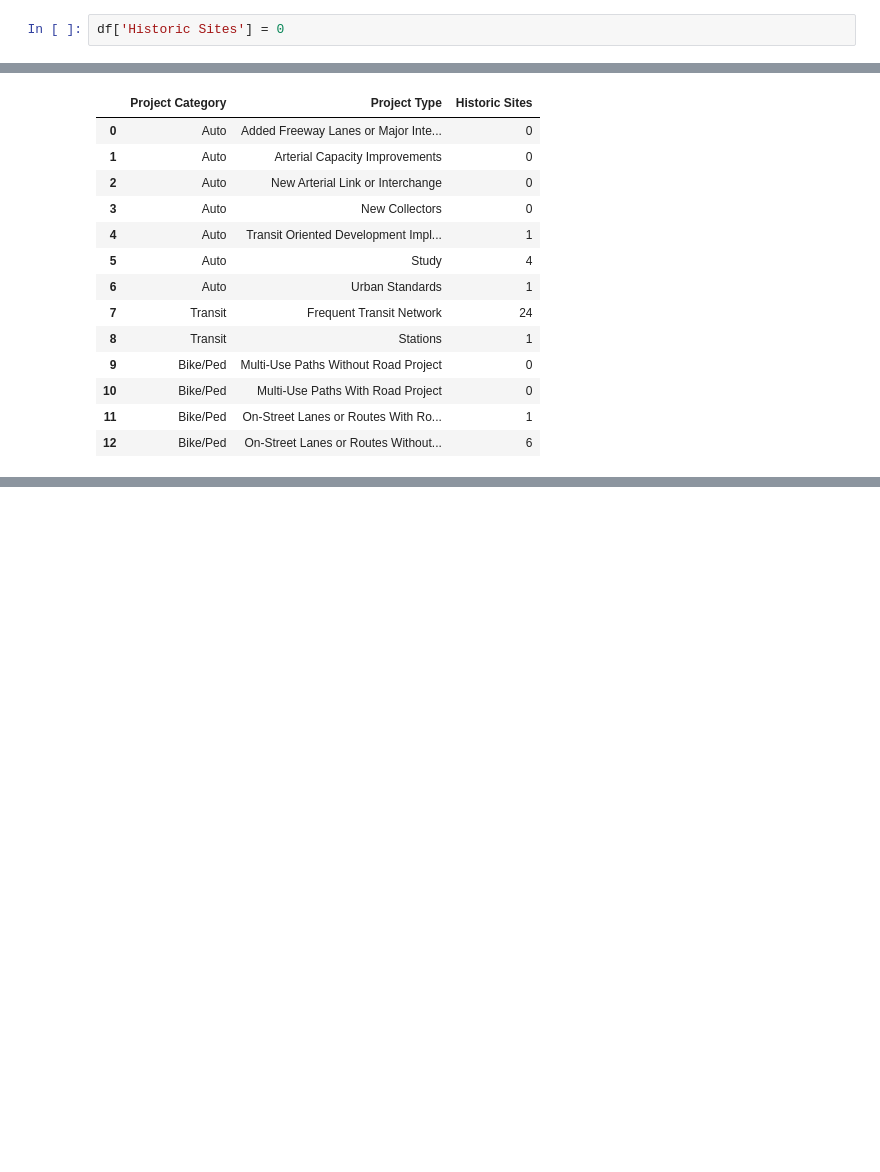
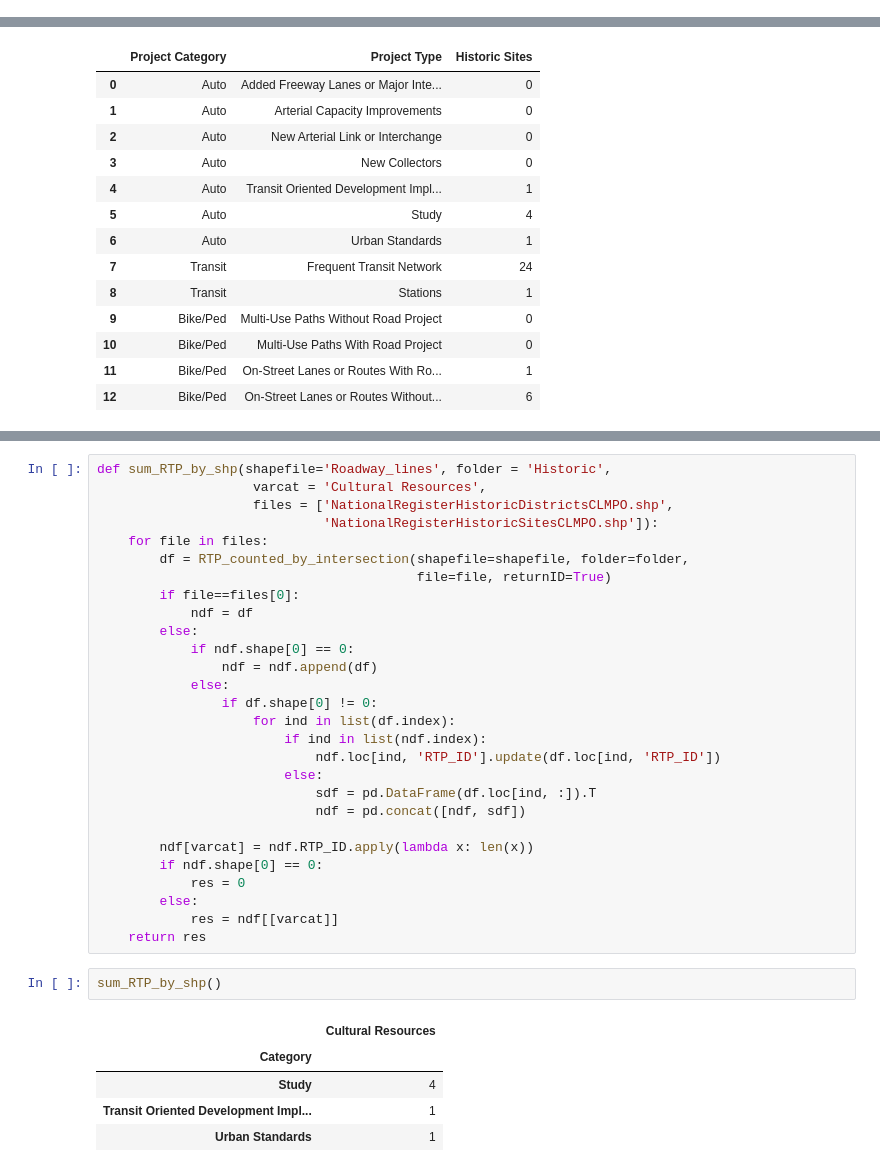
Before and after one commit to dongmeic/RTP, a Jupyter notebook: data/reorganize_analysis_for_AppendixF.ipynb, the cells around one changed output, grey strips where cells are left out. Saved outputs shown, nothing was run; the diff lists cells and outputs as text; blank space fills up the shorter version.

```diff
--- a/data/reorganize_analysis_for_AppendixF.ipynb
+++ b/data/reorganize_analysis_for_AppendixF.ipynb
@@ -141,2 +125,0 @@ True
-# %%
-df['Historic Sites'] = 0
@@ -326,0 +211,36 @@ combine_RTP_for_each_env_category()
+# %%
+def sum_RTP_by_shp(shapefile='Roadway_lines', folder = 'Historic',
+                    varcat = 'Cultural Resources',
+                    files = ['NationalRegisterHistoricDistrictsCLMPO.shp',
+                             'NationalRegisterHistoricSitesCLMPO.shp']):
+    for file in files:
+        df = RTP_counted_by_intersection(shapefile=shapefile, folder=folder,
+                                         file=file, returnID=True)
+        if file==files[0]:
+            ndf = df
+        else:
+            if ndf.shape[0] == 0:
+                ndf = ndf.append(df)
+            else:
+                if df.shape[0] != 0:
+                    for ind in list(df.index):
+                        if ind in list(ndf.index):
+                            ndf.loc[ind, 'RTP_ID'].update(df.loc[ind, 'RTP_ID'])
+                        else:
+                            sdf = pd.DataFrame(df.loc[ind, :]).T
+                            ndf = pd.concat([ndf, sdf])
+
+        ndf[varcat] = ndf.RTP_ID.apply(lambda x: len(x))
+        if ndf.shape[0] == 0:
+            res = 0
+        else:
+            res = ndf[[varcat]]
+    return res
+# %%
+sum_RTP_by_shp()
+# %% [output]
+|  | Cultural Resources |
+| Category |  |
+| Study | 4 |
+| Transit Oriented Development Impl... | 1 |
+| Urban Standards | 1 |
```
Also changed, not shown: parts of 48 cells of this notebook, 2 other files.
